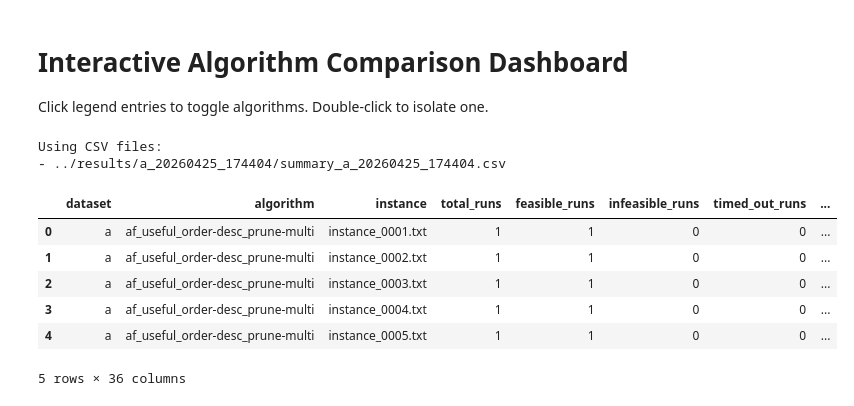
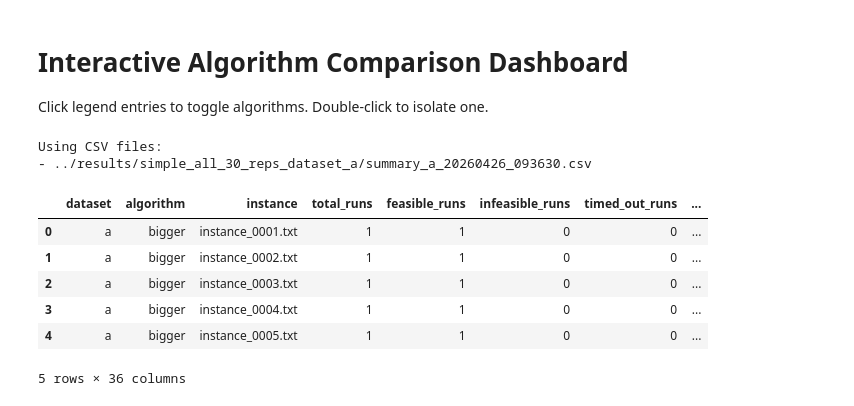
Before and after one commit to tinicius/challenge-sbpo-2025, a Jupyter notebook: notebooks/study_interactive.ipynb, the cells around one changed output. Drawn from its saved outputs; the diff is of its cells as text; code cells hidden in the pictures.

Commit message:
simple full exec

```diff
--- a/notebooks/study_interactive.ipynb
+++ b/notebooks/study_interactive.ipynb
@@ -9,8 +9,7 @@ import pandas as pd
 import plotly.graph_objects as go
 
 run = [
-    'a_20260425_174404',
-    # 'aisle_first'
+   'simple_all_30_reps_dataset_a'
 ]
 """
 Supported values for `run`:
@@ -112,39 +111,39 @@ def add_legend_mass_toggle(fig: go.Figure, y_position: float = 1.18) -> None:
         updatemenus=[
             dict(
                 type='buttons',
                 direction='right',
                 x=1.0,
                 y=y_position,
                 xanchor='right',
                 yanchor='bottom',
                 showactive=False,
                 buttons=[
                     dict(
                         label='Selecionar todos',
                         method='update',
                         args=[{'visible': [True] * trace_count}]
                     ),
                     dict(
                         label='Remover todos',
                         method='update',
                         args=[{'visible': ['legendonly'] * trace_count}]
                     ),
                 ],
             )
         ]
     )
 
 
 df.head()
 # %% [output]
 Using CSV files:
-- ../results/a_20260425_174404/summary_a_20260425_174404.csv
+- ../results/simple_all_30_reps_dataset_a/summary_a_20260426_093630.csv
 |  | dataset | algorithm | instance | total_runs | feasible_runs | infeasible_runs | timed_out_runs | ... |
-| 0 | a | af_useful_order-desc_prune-multi | instance_0001.txt | 1 | 1 | 0 | 0 | ... |
-| 1 | a | af_useful_order-desc_prune-multi | instance_0002.txt | 1 | 1 | 0 | 0 | ... |
-| 2 | a | af_useful_order-desc_prune-multi | instance_0003.txt | 1 | 1 | 0 | 0 | ... |
-| 3 | a | af_useful_order-desc_prune-multi | instance_0004.txt | 1 | 1 | 0 | 0 | ... |
-| 4 | a | af_useful_order-desc_prune-multi | instance_0005.txt | 1 | 1 | 0 | 0 | ... |
+| 0 | a | bigger | instance_0001.txt | 1 | 1 | 0 | 0 | ... |
+| 1 | a | bigger | instance_0002.txt | 1 | 1 | 0 | 0 | ... |
+| 2 | a | bigger | instance_0003.txt | 1 | 1 | 0 | 0 | ... |
+| 3 | a | bigger | instance_0004.txt | 1 | 1 | 0 | 0 | ... |
+| 4 | a | bigger | instance_0005.txt | 1 | 1 | 0 | 0 | ... |
 5 rows × 36 columns
 # %%
 # Objective Mean as % of Best Objective
```
Also changed, not shown: parts of 3 cells of this notebook, 24 other files.
